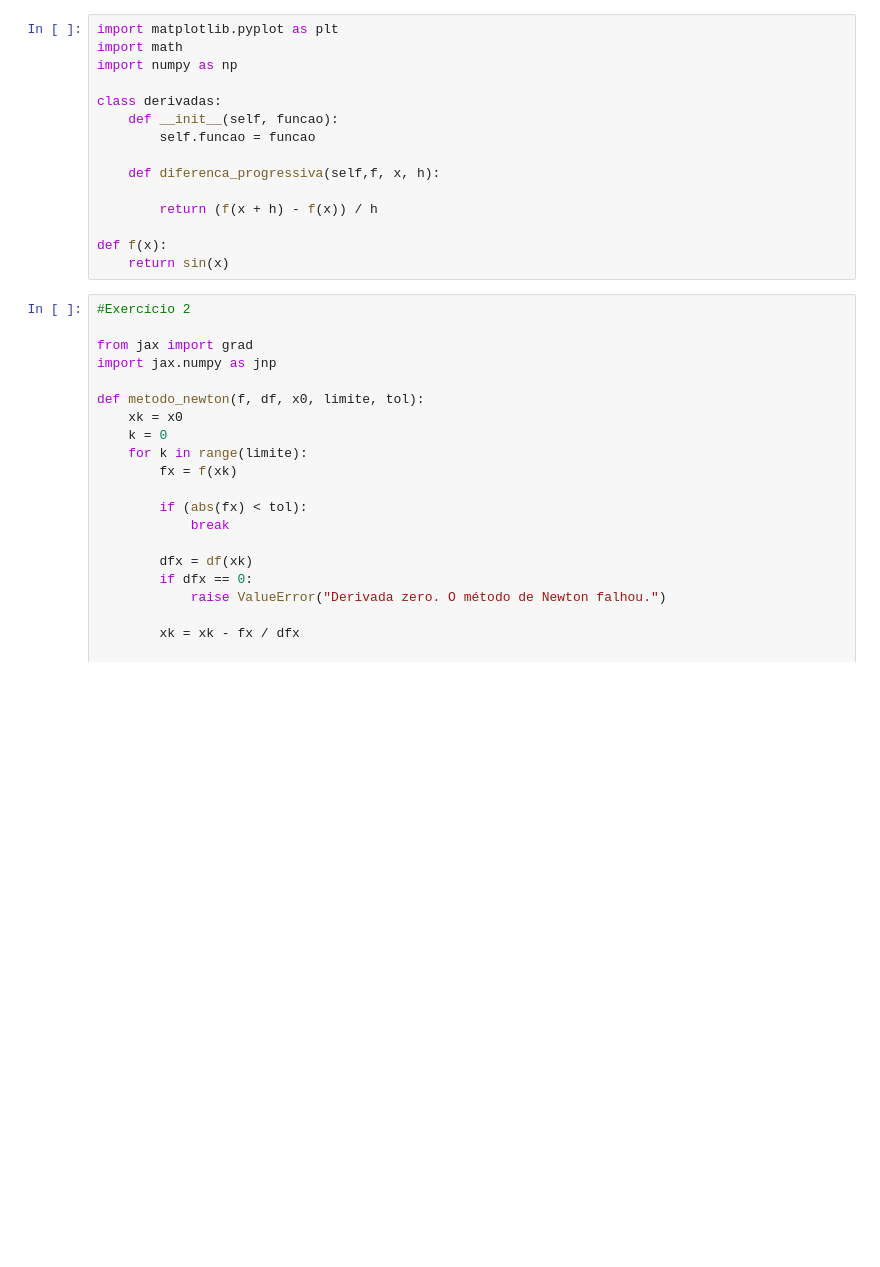
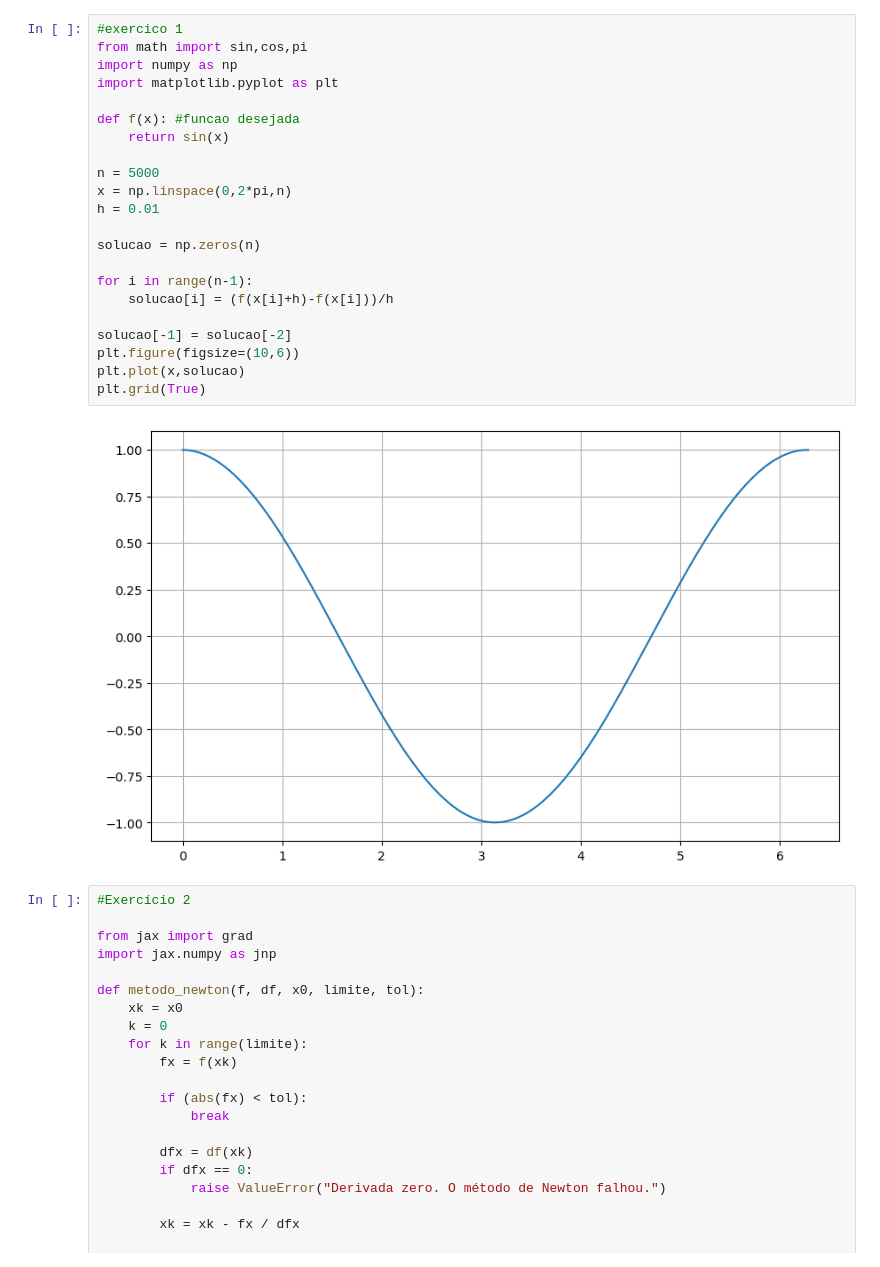
Before and after one commit to Heitor-CC/Trabalho1_MetodosNumericos, a Jupyter notebook: trabalho1_CalculoNumerico.ipynb, the cells around one changed output. Saved outputs shown, nothing was run; the diff lists cells and outputs as text; blank space fills up the shorter version.

```diff
--- a/trabalho1_CalculoNumerico.ipynb
+++ b/trabalho1_CalculoNumerico.ipynb
@@ -1,18 +1,27 @@
 # %%
+#exercico 1
+from math import sin,cos,pi
+import numpy as np
 import matplotlib.pyplot as plt
-import math
-import numpy as np
 
-class derivadas:
-    def __init__(self, funcao):
-        self.funcao = funcao
+def f(x): #funcao desejada
+    return sin(x)
 
-    def diferenca_progressiva(self,f, x, h):
+n = 5000
+x = np.linspace(0,2*pi,n)
+h = 0.01
 
-        return (f(x + h) - f(x)) / h
+solucao = np.zeros(n)
 
-def f(x):
-    return sin(x)
+for i in range(n-1):
+    solucao[i] = (f(x[i]+h)-f(x[i]))/h
+
+solucao[-1] = solucao[-2]
+plt.figure(figsize=(10,6))
+plt.plot(x,solucao)
+plt.grid(True)
+# %% [output]
+[figure, added]
 # %%
 #Exercício 2
 
```
